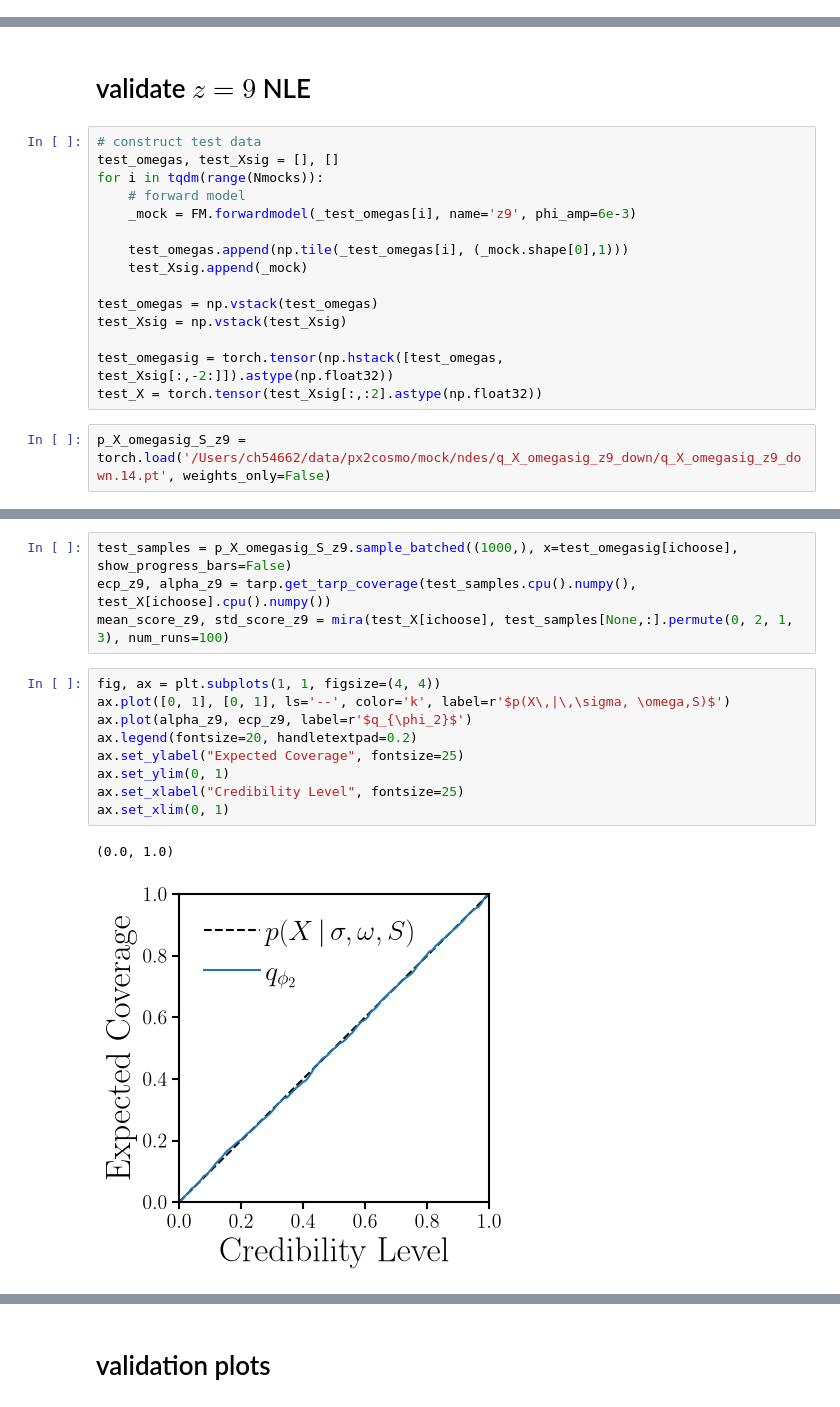
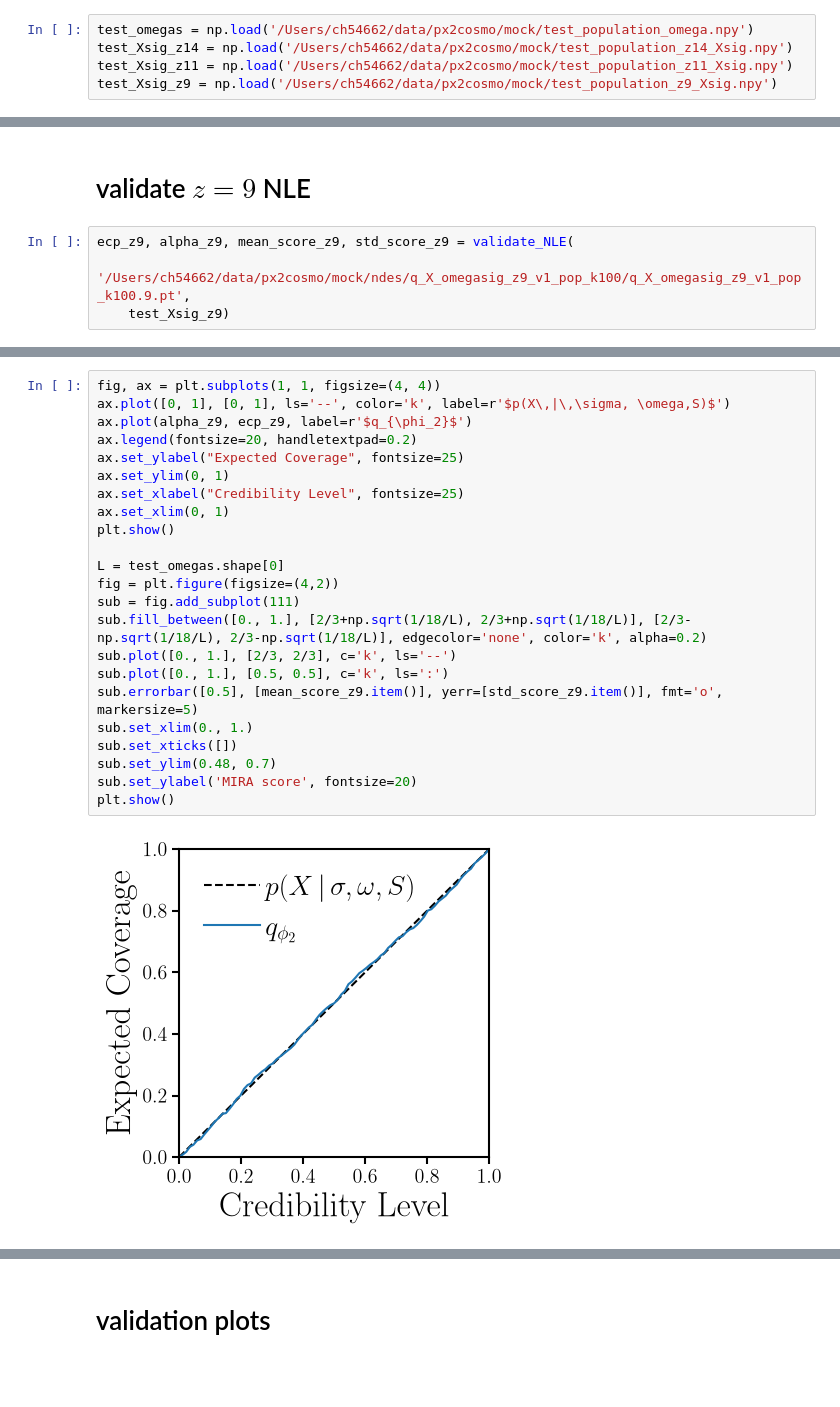
Before and after one commit to changhoonhahn/px2cosmo, a Jupyter notebook: nb/mock/likelihood_population.ipynb, the cells around one changed output, grey strips where cells are left out. Drawn from its saved outputs; the diff is of its cells as text; blank space fills up the shorter version.

```diff
--- a/nb/mock/likelihood_population.ipynb
+++ b/nb/mock/likelihood_population.ipynb
@@ -28,0 +71,5 @@ mpl.rcParams['legend.frameon'] = False
+# %%
+test_omegas = np.load('/Users/ch54662/data/px2cosmo/mock/test_population_omega.npy')
+test_Xsig_z14 = np.load('/Users/ch54662/data/px2cosmo/mock/test_population_z14_Xsig.npy')
+test_Xsig_z11 = np.load('/Users/ch54662/data/px2cosmo/mock/test_population_z11_Xsig.npy')
+test_Xsig_z9 = np.load('/Users/ch54662/data/px2cosmo/mock/test_population_z9_Xsig.npy')
@@ -235,19 +151,6 @@ for i in np.random.choice(np.arange(test_X.shape[0]), size=10, replace=False):
 # %% [markdown]
 # validate $z=9$ NLE
-# %%
-# construct test data
-test_omegas, test_Xsig = [], []
-for i in tqdm(range(Nmocks)):
-    # forward model
-    _mock = FM.forwardmodel(_test_omegas[i], name='z9', phi_amp=6e-3)
-
-    test_omegas.append(np.tile(_test_omegas[i], (_mock.shape[0],1)))
-    test_Xsig.append(_mock)
-
-test_omegas = np.vstack(test_omegas)
-test_Xsig = np.vstack(test_Xsig)
-
-test_omegasig = torch.tensor(np.hstack([test_omegas, test_Xsig[:,-2:]]).astype(np.float32))
-test_X = torch.tensor(test_Xsig[:,:2].astype(np.float32))
 # %%
-p_X_omegasig_S_z9 = torch.load('/Users/ch54662/data/px2cosmo/mock/ndes/q_X_omegasig_z9_down/q_X_omegasig_z9_down.14.pt', weights_only=False)
+ecp_z9, alpha_z9, mean_score_z9, std_score_z9 = validate_NLE(
+    '/Users/ch54662/data/px2cosmo/mock/ndes/q_X_omegasig_z9_v1_pop_k100/q_X_omegasig_z9_v1_pop_k100.9.pt',
+    test_Xsig_z9)
@@ -268,16 +157,25 @@ ichoose = np.random.choice(np.arange(test_omegasig.shape[0]), size=L, replace=Fa
-# %%
-test_samples = p_X_omegasig_S_z9.sample_batched((1000,), x=test_omegasig[ichoose], show_progress_bars=False)
-ecp_z9, alpha_z9 = tarp.get_tarp_coverage(test_samples.cpu().numpy(), test_X[ichoose].cpu().numpy())
-mean_score_z9, std_score_z9 = mira(test_X[ichoose], test_samples[None,:].permute(0, 2, 1, 3), num_runs=100)
 # %%
 fig, ax = plt.subplots(1, 1, figsize=(4, 4))
 ax.plot([0, 1], [0, 1], ls='--', color='k', label=r'$p(X\,|\,\sigma, \omega,S)$')
 ax.plot(alpha_z9, ecp_z9, label=r'$q_{\phi_2}$')
 ax.legend(fontsize=20, handletextpad=0.2)
 ax.set_ylabel("Expected Coverage", fontsize=25)
 ax.set_ylim(0, 1)
 ax.set_xlabel("Credibility Level", fontsize=25)
 ax.set_xlim(0, 1)
+plt.show()
+
+L = test_omegas.shape[0]
+fig = plt.figure(figsize=(4,2))
+sub = fig.add_subplot(111)
+sub.fill_between([0., 1.], [2/3+np.sqrt(1/18/L), 2/3+np.sqrt(1/18/L)], [2/3-np.sqrt(1/18/L), 2/3-np.sqrt(1/18/L)], edgecolor='none', color='k', alpha=0.2)
+sub.plot([0., 1.], [2/3, 2/3], c='k', ls='--')
+sub.plot([0., 1.], [0.5, 0.5], c='k', ls=':')
+sub.errorbar([0.5], [mean_score_z9.item()], yerr=[std_score_z9.item()], fmt='o', markersize=5)
+sub.set_xlim(0., 1.)
+sub.set_xticks([])
+sub.set_ylim(0.48, 0.7)
+sub.set_ylabel('MIRA score', fontsize=20)
+plt.show()
 # %% [output]
-(0.0, 1.0)
-[figure, old version]
+[figure, new version]
```
Also changed, not shown: parts of 45 cells of this notebook.
